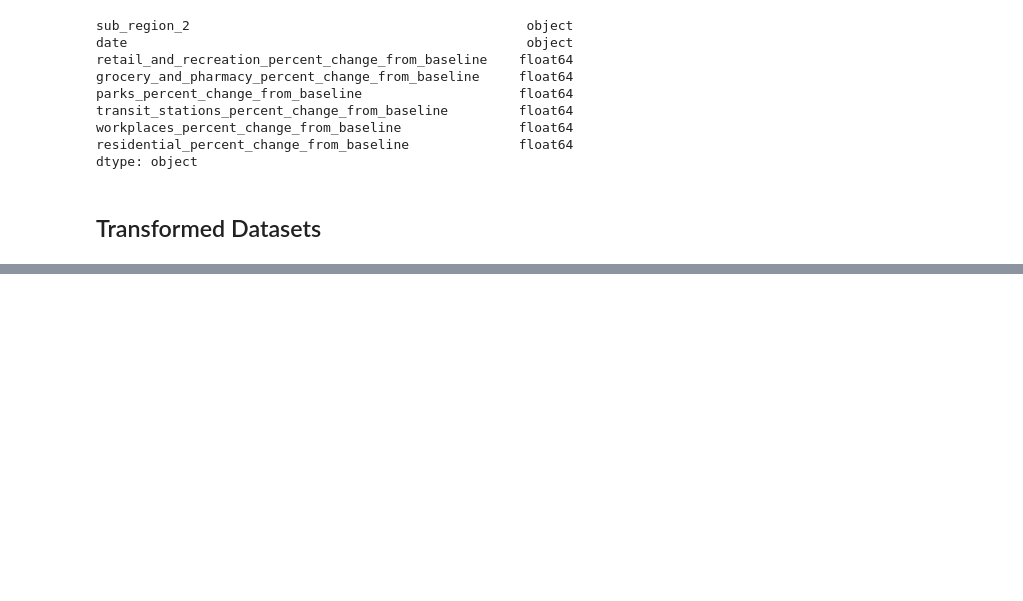
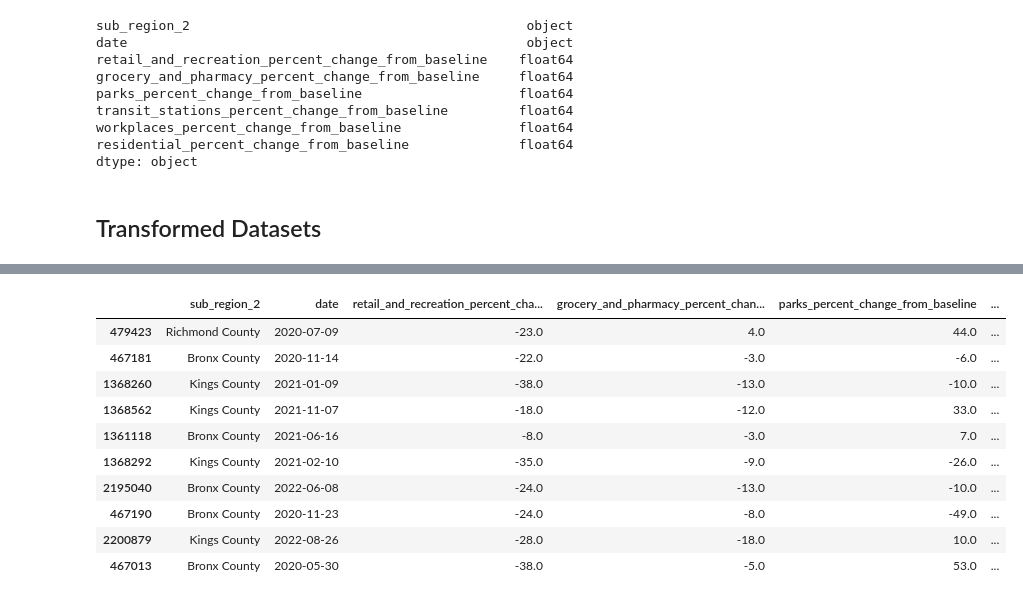
Before and after one commit to daniel-a-r/ccny_data_science_project, a Jupyter notebook: data_science_project.ipynb, the cells around one changed output, grey strips where cells are left out. Cells and saved outputs as stored; diff of their text form; code cells hidden in the pictures; blank space fills up the shorter version.

```diff
--- a/data_science_project.ipynb
+++ b/data_science_project.ipynb
@@ -633,0 +672,14 @@ air_quality.sample(10)
+# %%
+mobility_nyc.sample(10)
+# %% [output]
+|  | sub_region_2 | date | retail_and_recreation_percent_cha... | grocery_and_pharmacy_percent_chan... | parks_percent_change_from_baseline | ... |
+| 479423 | Richmond County | 2020-07-09 | -23.0 | 4.0 | 44.0 | ... |
+| 467181 | Bronx County | 2020-11-14 | -22.0 | -3.0 | -6.0 | ... |
+| 1368260 | Kings County | 2021-01-09 | -38.0 | -13.0 | -10.0 | ... |
+| 1368562 | Kings County | 2021-11-07 | -18.0 | -12.0 | 33.0 | ... |
+| 1361118 | Bronx County | 2021-06-16 | -8.0 | -3.0 | 7.0 | ... |
+| 1368292 | Kings County | 2021-02-10 | -35.0 | -9.0 | -26.0 | ... |
+| 2195040 | Bronx County | 2022-06-08 | -24.0 | -13.0 | -10.0 | ... |
+| 467190 | Bronx County | 2020-11-23 | -24.0 | -8.0 | -49.0 | ... |
+| 2200879 | Kings County | 2022-08-26 | -28.0 | -18.0 | 10.0 | ... |
+| 467013 | Bronx County | 2020-05-30 | -38.0 | -5.0 | 53.0 | ... |
```
Also changed, not shown: parts of 15 cells of this notebook.
